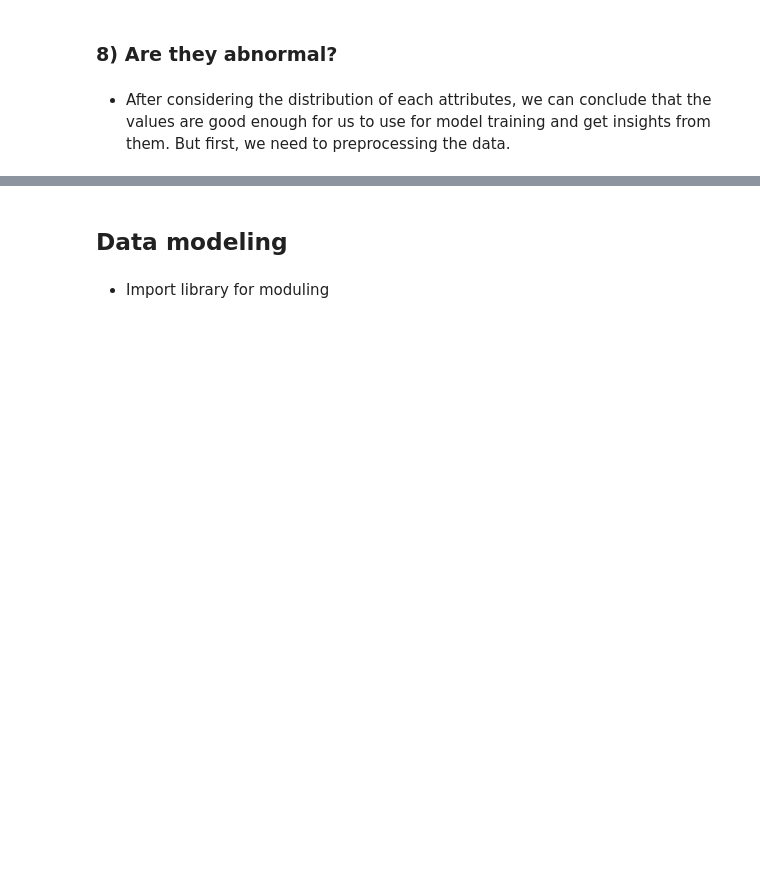
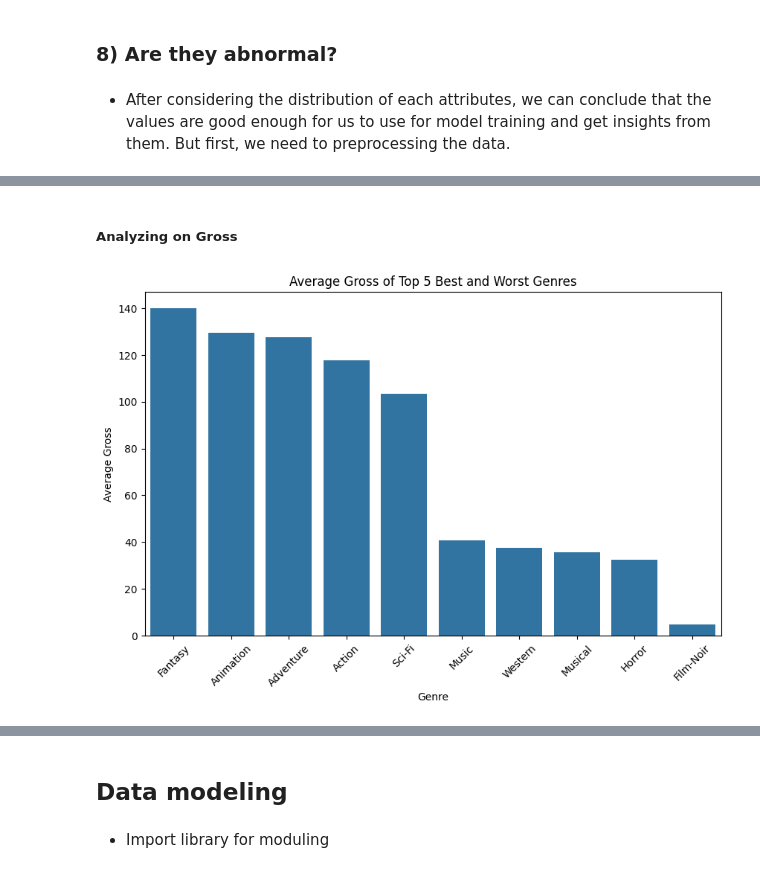
Before and after one commit to trandainien1/IntroDS_Final_Project, a Jupyter notebook: main.ipynb, the cells around one changed output, grey strips where cells are left out. Saved outputs shown, nothing was run; the diff lists cells and outputs as text; code cells hidden in the pictures; blank space fills up the shorter version.

```diff
--- a/main.ipynb
+++ b/main.ipynb
@@ -541,0 +659,26 @@ Name: count, Length: 1500, dtype: int64
+# %% [markdown]
+##### Analyzing on Gross
+# %%
+# Group by genres and calculate the average gross
+average_gross = df_genres.groupby('Genre_Split')['Gross(M$)'].mean()
+
+# Sort the result in descending order so the genres with the highest average gross are on top
+average_gross = average_gross.sort_values(ascending=False)
+
+# Get the top 5 and bottom 5 genres
+top_5_gross = average_gross.head(5)
+bottom_5_gross = average_gross.tail(5)
+
+# Combine them into one Series
+combined_gross = pd.concat([top_5_gross, bottom_5_gross])
+
+# Create a bar plot
+plt.figure(figsize=(10, 6))
+sns.barplot(x=combined_gross.index, y=combined_gross.values)
+plt.title('Average Gross of Top 5 Best and Worst Genres')
+plt.xlabel('Genre')
+plt.ylabel('Average Gross')
+plt.xticks(rotation=45)
+plt.show()
+# %% [output]
+[figure, added]
```
Also changed, not shown: parts of 22 cells of this notebook.
